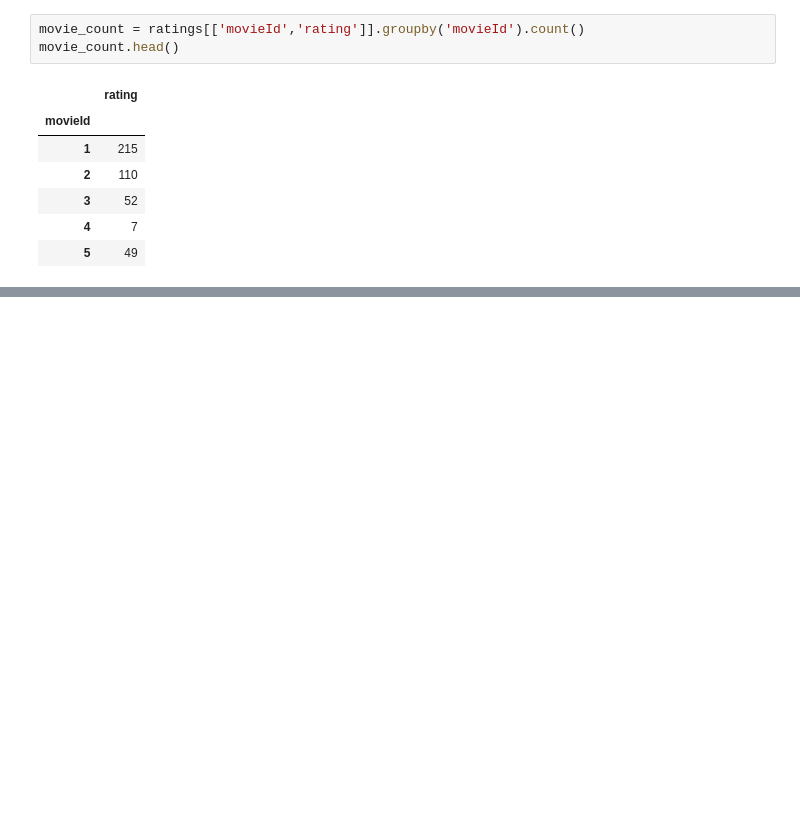
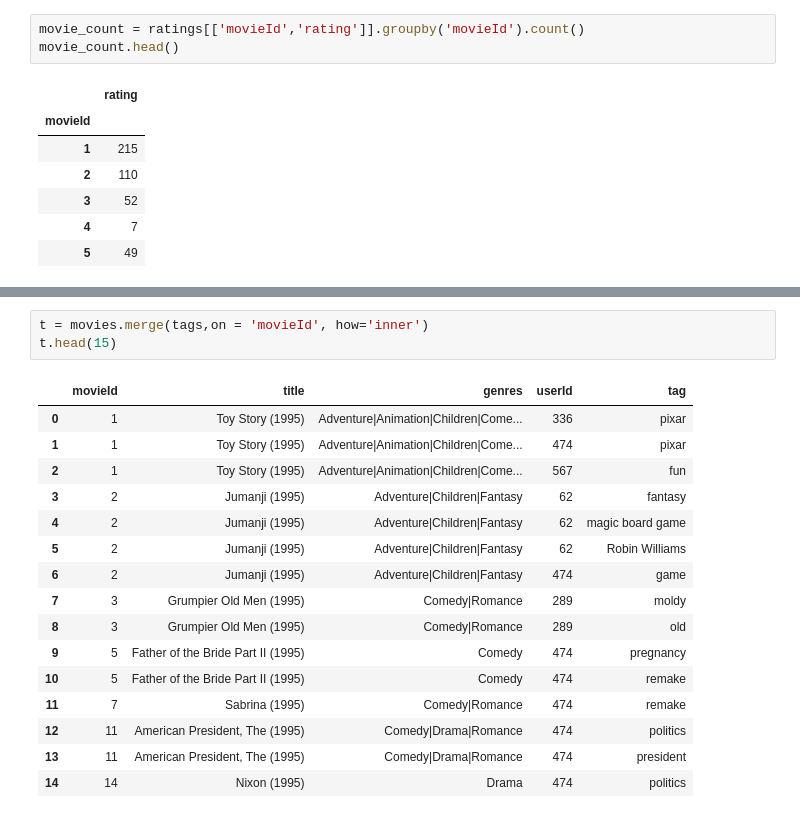
Before and after one commit to kotteeshwaran/pandas, a Jupyter notebook: movie_dataset.ipynb, the cells around one changed output, grey strips where cells are left out. Drawn from its saved outputs; the diff is of its cells as text; blank space fills up the shorter version.

```diff
--- a/movie_dataset.ipynb
+++ b/movie_dataset.ipynb
@@ -421,0 +483,20 @@ movie_count.head()
+# %%
+t = movies.merge(tags,on = 'movieId', how='inner')
+t.head(15)
+# %% [output]
+|  | movieId | title | genres | userId | tag |
+| 0 | 1 | Toy Story (1995) | Adventure|Animation|Children|Come... | 336 | pixar |
+| 1 | 1 | Toy Story (1995) | Adventure|Animation|Children|Come... | 474 | pixar |
+| 2 | 1 | Toy Story (1995) | Adventure|Animation|Children|Come... | 567 | fun |
+| 3 | 2 | Jumanji (1995) | Adventure|Children|Fantasy | 62 | fantasy |
+| 4 | 2 | Jumanji (1995) | Adventure|Children|Fantasy | 62 | magic board game |
+| 5 | 2 | Jumanji (1995) | Adventure|Children|Fantasy | 62 | Robin Williams |
+| 6 | 2 | Jumanji (1995) | Adventure|Children|Fantasy | 474 | game |
+| 7 | 3 | Grumpier Old Men (1995) | Comedy|Romance | 289 | moldy |
+| 8 | 3 | Grumpier Old Men (1995) | Comedy|Romance | 289 | old |
+| 9 | 5 | Father of the Bride Part II (1995) | Comedy | 474 | pregnancy |
+| 10 | 5 | Father of the Bride Part II (1995) | Comedy | 474 | remake |
+| 11 | 7 | Sabrina (1995) | Comedy|Romance | 474 | remake |
+| 12 | 11 | American President, The (1995) | Comedy|Drama|Romance | 474 | politics |
+| 13 | 11 | American President, The (1995) | Comedy|Drama|Romance | 474 | president |
+| 14 | 14 | Nixon (1995) | Drama | 474 | politics |
```
Also changed, not shown: parts of 19 cells of this notebook.
